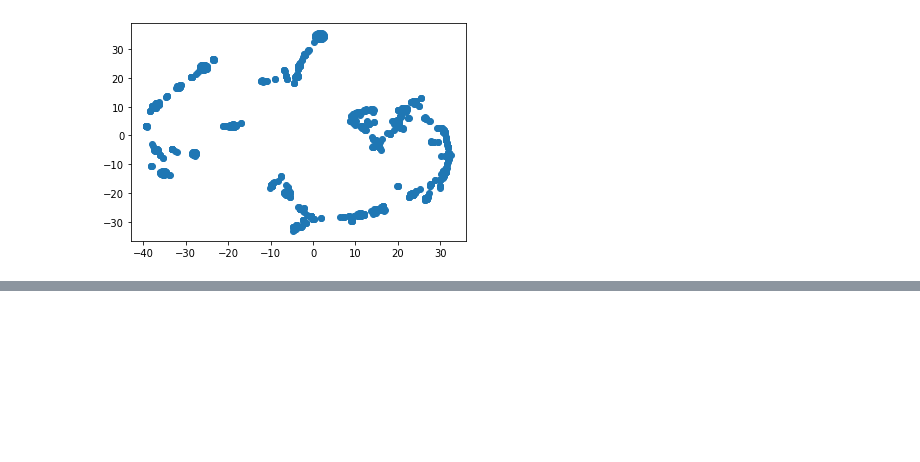
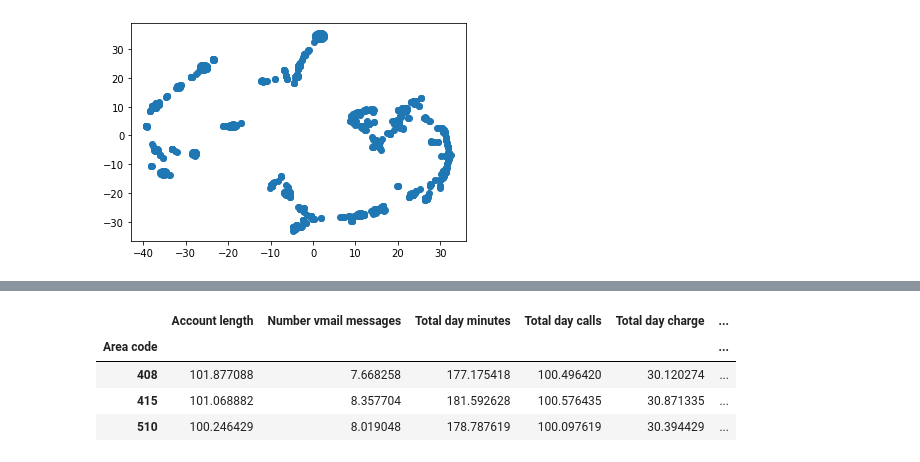
Before and after one commit to texnedo/mlcourse-labs, a Jupyter notebook: ml-course-test.ipynb, the cells around one changed output, grey strips where cells are left out. Saved outputs shown, nothing was run; the diff lists cells and outputs as text; code cells hidden in the pictures; blank space fills up the shorter version.

```diff
--- a/ml-course-test.ipynb
+++ b/ml-course-test.ipynb
@@ -526,0 +537,8 @@ plt.scatter(x_repr_titanic[:,0], x_repr_titanic[:,1])
+# %%
+df.groupby('Area code').mean()
+# %% [output]
+|  | Account length | Number vmail messages | Total day minutes | Total day calls | Total day charge | ... |
+| Area code |  |  |  |  |  | ... |
+| 408 | 101.877088 | 7.668258 | 177.175418 | 100.496420 | 30.120274 | ... |
+| 415 | 101.068882 | 8.357704 | 181.592628 | 100.576435 | 30.871335 | ... |
+| 510 | 100.246429 | 8.019048 | 178.787619 | 100.097619 | 30.394429 | ... |
```
Also changed, not shown: parts of 15 cells of this notebook.
